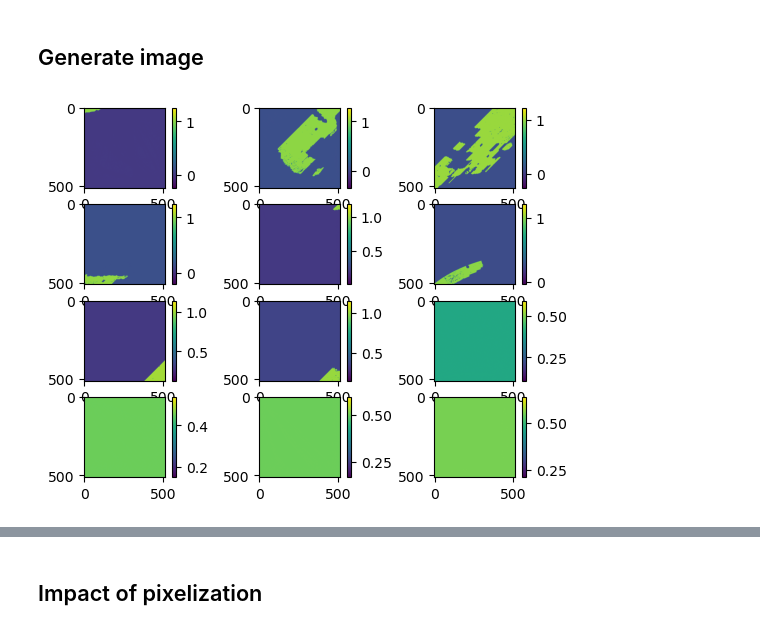
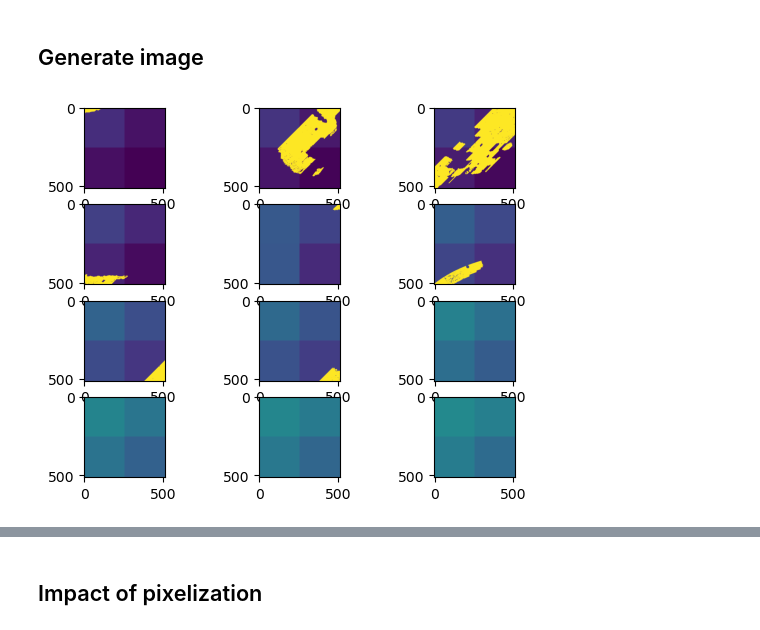
Before and after one commit to sachaguer/UNIONS_forward_model, a Jupyter notebook: notebooks/check_patching_scheme.ipynb, the cells around one changed output, grey strips where cells are left out. Saved outputs shown, nothing was run; the diff lists cells and outputs as text; code cells hidden in the pictures.

```diff
--- a/notebooks/check_patching_scheme.ipynb
+++ b/notebooks/check_patching_scheme.ipynb
@@ -50,10 +50,10 @@ shear_map_sub = np.copy(shear_map)
 shear_map_sub[shear_map == 0] = blank_pixels
 
 
+n_ref = 2
 
-
-bg = hp.vec2pix(1, *hp.pix2vec(nside, np.arange(hp.nside2npix(nside))))
-gal_map = 0.05 * bg.copy()
+bg = hp.vec2pix(n_ref, *hp.pix2vec(nside, np.arange(hp.nside2npix(nside))))
+gal_map = 0.01 * bg.copy()
 gal_map[idx_gal] = 1 #output['bin_1']['masked_shear_map'] + output['bin_1']['noise_map']
 
 
@@ -149,13 +171,14 @@ plt.show()
 # %% [markdown]
 ## Generate image
 # %%
-im = get_cells_from_shear_map(nside, gal_map, map_ordering='RING', rot_i=rot_i, rot_j=rot_j).real
-for i in range(12):
-    subplot = plt.subplot(4, 3, i+1)
+n_ref = 1
+im = np.abs(get_cells_from_map(nside, gal_map, map_ordering='RING', n_ref=n_ref))
+for i in range(im.shape[0]):
+    subplot = plt.subplot(4*n_ref, 3*n_ref, i+1)
 
-    plt.imshow(im[i].reshape((nside, nside)), cmap='viridis')
-    plt.colorbar()
+    plt.imshow(im[i], cmap='viridis', vmin=0, vmax=1)
+    # plt.colorbar()
 plt.show()
 # %% [output]
-[figure, old version]
+[figure, new version]
 # %%
```
Also changed, not shown: parts of 11 cells of this notebook, 3 other files.
